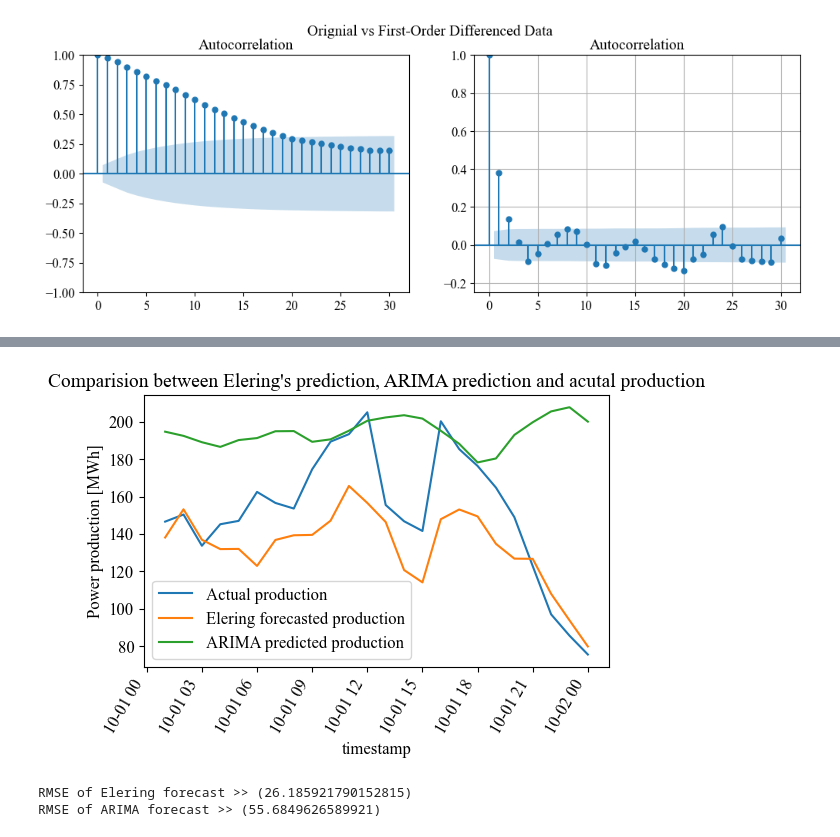
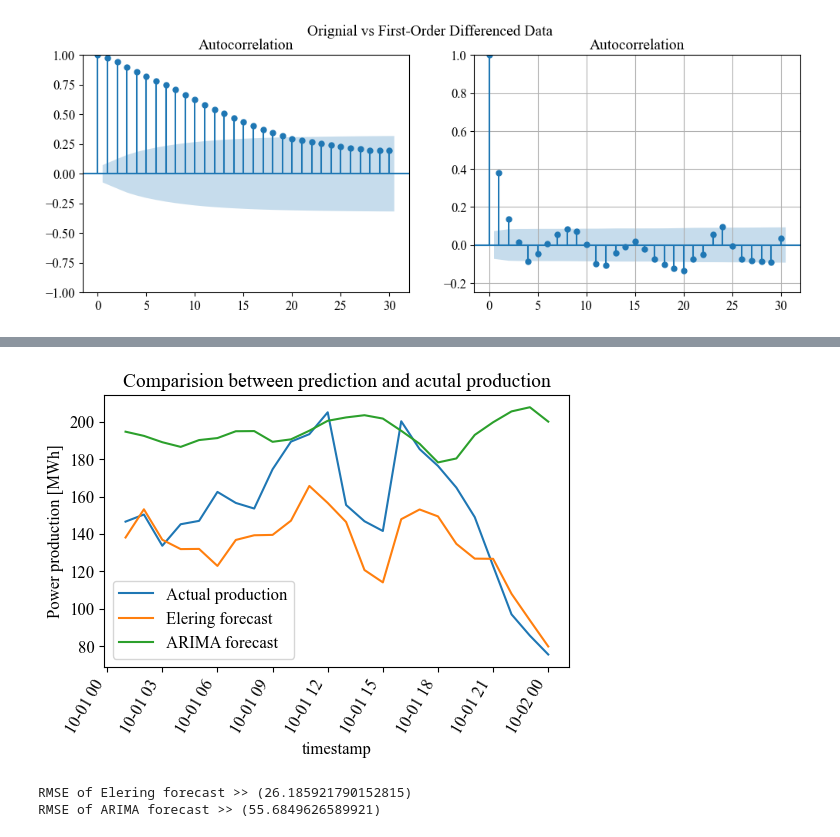
Before and after one commit to HyuntaeKR/enereng2023, a Jupyter notebook: ARIMA.ipynb, the cells around one changed output, grey strips where cells are left out. Drawn from its saved outputs; the diff is of its cells as text; code cells hidden in the pictures.

Commit message:
Changed figure4 title and legend

```diff
--- a/ARIMA.ipynb
+++ b/ARIMA.ipynb
@@ -208,19 +208,19 @@ wp_forecast_arima = model_opti_fit.predict(wp_prod_test.index[0],
 # %%
 # Plot the prediction results.
 fig4 = plt.figure(figsize=(6, 4))
 plt.plot(data_test.index, wp_prod_test, label="Actual production")
-plt.plot(data_test.index, wp_forecast_brp_test, label="Elering forecasted production")
-wp_forecast_arima.plot(label="ARIMA predicted production")
+plt.plot(data_test.index, wp_forecast_brp_test, label="Elering forecast")
+wp_forecast_arima.plot(label="ARIMA forecast")
 # plt.plot(data_test.index, wp_forecast_arima[:, 1], label="ARIMA predicted production")
-plt.title("Comparision between Elering's prediction, ARIMA prediction and acutal production")
+plt.title("Comparision between prediction and acutal production")
 plt.xlabel("timestamp")
 plt.xticks(rotation=60)
 plt.ylabel("Power production [MWh]")
 plt.legend(loc="best")
 fig4.savefig("./Data/Figure4.png")
 plt.show()
 # %% [output]
-[figure, old version]
+[figure, new version]
 # %%
 # Evaluate the prediction by RMSE value.
 RMSE_ELERING = np.sqrt(mean_squared_error(wp_prod_test, wp_forecast_brp_test))
```
Also changed, not shown: parts of 2 cells of this notebook, 2 other files.
